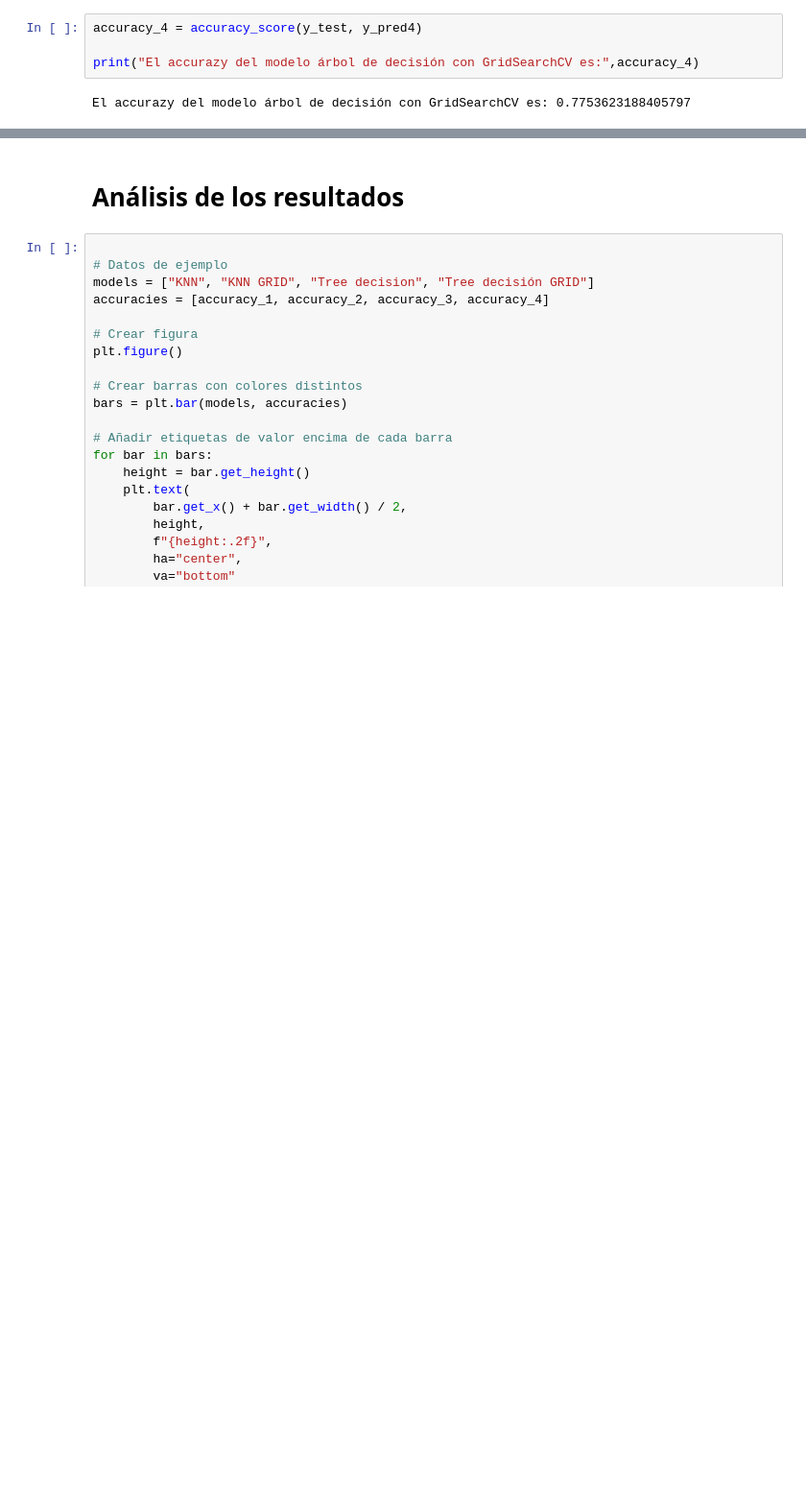
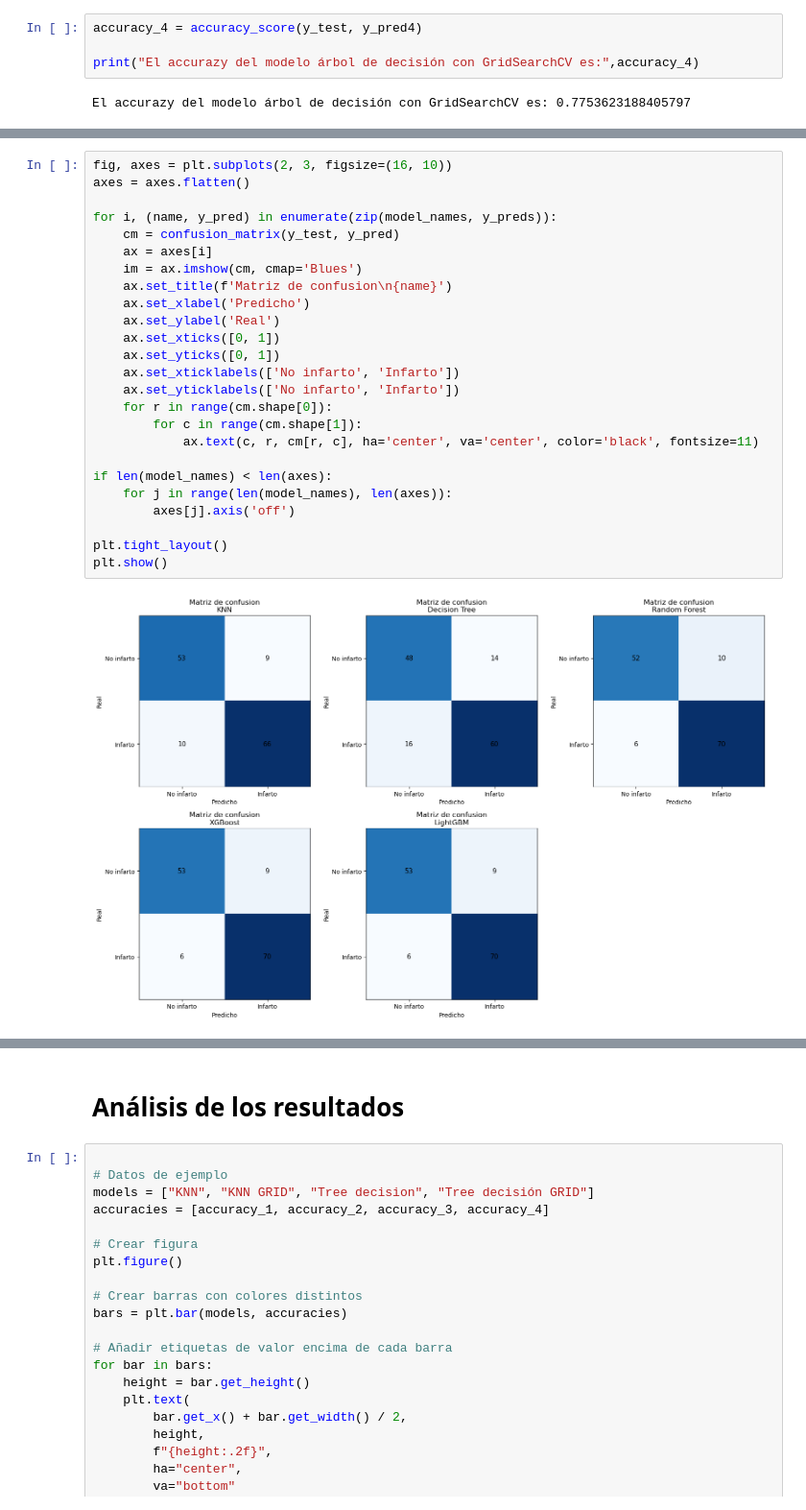
Before and after one commit to Franguti4k/Modelo-predicitvo-de-infartos, a Jupyter notebook: Entrenamiento.ipynb, the cells around one changed output, grey strips where cells are left out. Shown at 96% size. Cells and saved outputs as stored; diff of their text form; blank space fills up the shorter version.

```diff
--- a/Entrenamiento.ipynb
+++ b/Entrenamiento.ipynb
@@ -107,0 +359,27 @@ El accurazy del modelo árbol de decisión con GridSearchCV es: 0.77536231884057
+# %%
+fig, axes = plt.subplots(2, 3, figsize=(16, 10))
+axes = axes.flatten()
+
+for i, (name, y_pred) in enumerate(zip(model_names, y_preds)):
+    cm = confusion_matrix(y_test, y_pred)
+    ax = axes[i]
+    im = ax.imshow(cm, cmap='Blues')
+    ax.set_title(f'Matriz de confusion\n{name}')
+    ax.set_xlabel('Predicho')
+    ax.set_ylabel('Real')
+    ax.set_xticks([0, 1])
+    ax.set_yticks([0, 1])
+    ax.set_xticklabels(['No infarto', 'Infarto'])
+    ax.set_yticklabels(['No infarto', 'Infarto'])
+    for r in range(cm.shape[0]):
+        for c in range(cm.shape[1]):
+            ax.text(c, r, cm[r, c], ha='center', va='center', color='black', fontsize=11)
+
+if len(model_names) < len(axes):
+    for j in range(len(model_names), len(axes)):
+        axes[j].axis('off')
+
+plt.tight_layout()
+plt.show()
+# %% [output]
+[figure, added]
```
Also changed, not shown: parts of 29 cells of this notebook, 2 other files.
